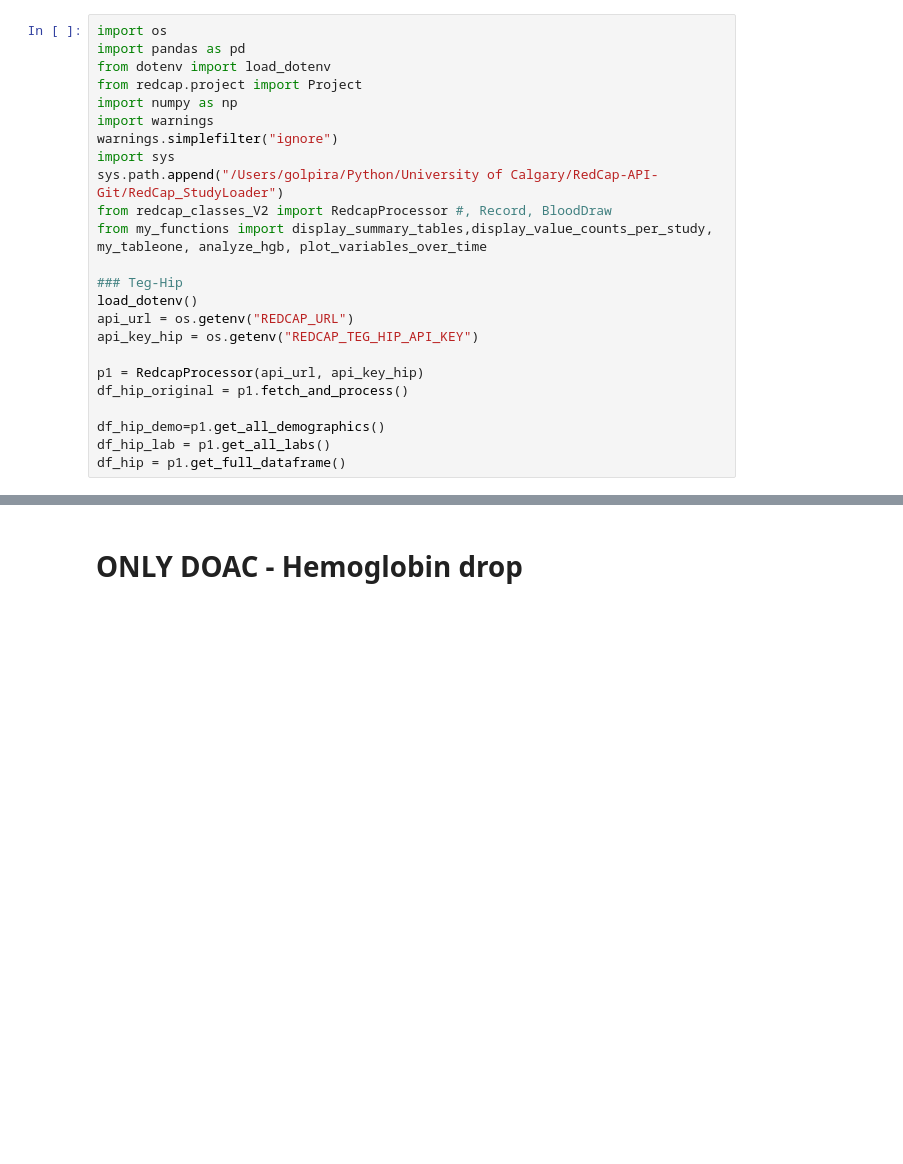
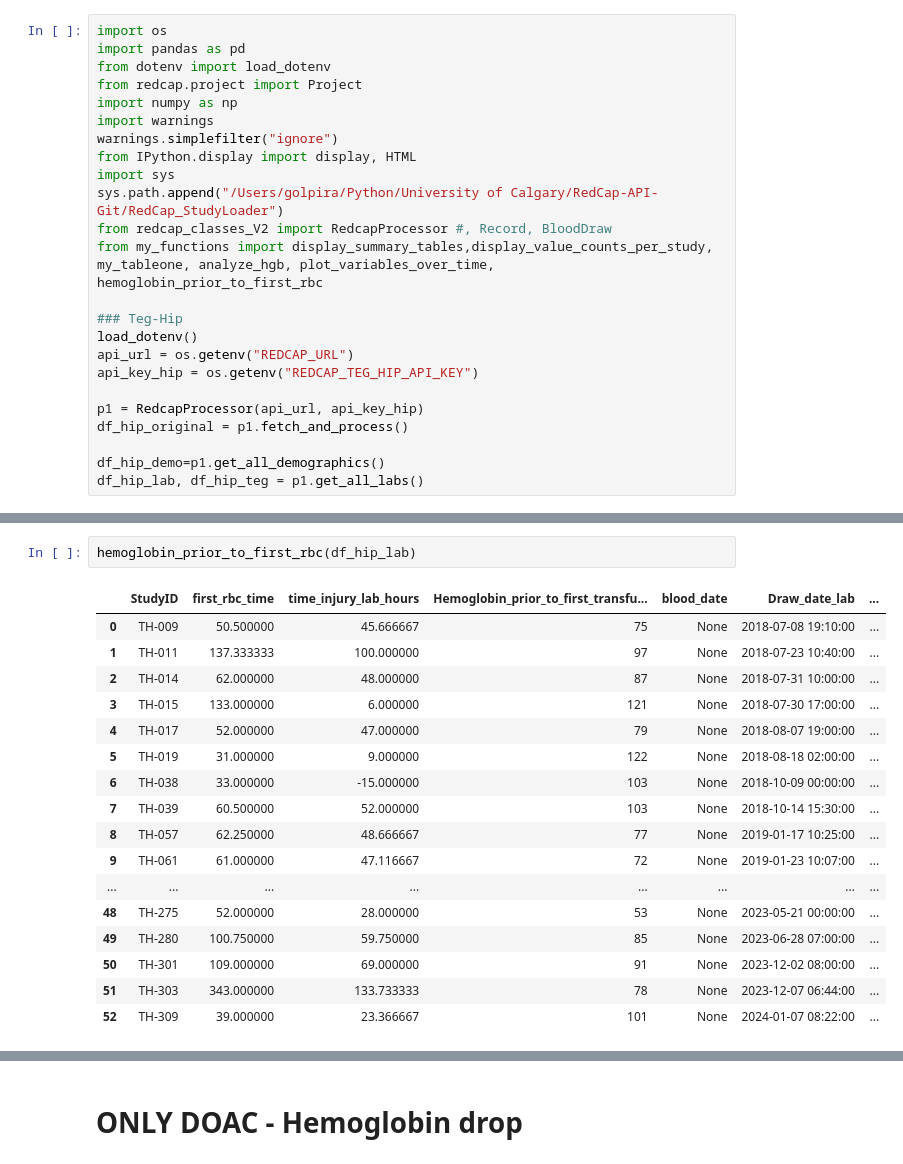
Before and after one commit to golpiraelmi/Classes, a Jupyter notebook: MyLittleProjcet_V2.ipynb, the cells around one changed output, grey strips where cells are left out. Saved outputs shown, nothing was run; the diff lists cells and outputs as text; blank space fills up the shorter version.

```diff
--- a/MyLittleProjcet_V2.ipynb
+++ b/MyLittleProjcet_V2.ipynb
@@ -8,10 +6,11 @@ from redcap.project import Project
 import numpy as np
 import warnings
 warnings.simplefilter("ignore")
+from IPython.display import display, HTML
 import sys
 sys.path.append("/Users/golpira/Python/University of Calgary/RedCap-API-Git/RedCap_StudyLoader")
 from redcap_classes_V2 import RedcapProcessor #, Record, BloodDraw
-from my_functions import display_summary_tables,display_value_counts_per_study, my_tableone, analyze_hgb, plot_variables_over_time
+from my_functions import display_summary_tables,display_value_counts_per_study, my_tableone, analyze_hgb, plot_variables_over_time, hemoglobin_prior_to_first_rbc
 
 ### Teg-Hip
 load_dotenv()
@@ -22,6 +21,5 @@ p1 = RedcapProcessor(api_url, api_key_hip)
 df_hip_original = p1.fetch_and_process()
 
 df_hip_demo=p1.get_all_demographics()
-df_hip_lab = p1.get_all_labs()
-df_hip = p1.get_full_dataframe()
+df_hip_lab, df_hip_teg = p1.get_all_labs()
 # %% [output]
@@ -42,3 +45,23 @@ Records Successfully Built!
+# %%
+hemoglobin_prior_to_first_rbc(df_hip_lab)
+# %% [output]
+|  | StudyID | first_rbc_time | time_injury_lab_hours | Hemoglobin_prior_to_first_transfu... | blood_date | Draw_date_lab | ... |
+| 0 | TH-009 | 50.500000 | 45.666667 | 75 | None | 2018-07-08 19:10:00 | ... |
+| 1 | TH-011 | 137.333333 | 100.000000 | 97 | None | 2018-07-23 10:40:00 | ... |
+| 2 | TH-014 | 62.000000 | 48.000000 | 87 | None | 2018-07-31 10:00:00 | ... |
+| 3 | TH-015 | 133.000000 | 6.000000 | 121 | None | 2018-07-30 17:00:00 | ... |
+| 4 | TH-017 | 52.000000 | 47.000000 | 79 | None | 2018-08-07 19:00:00 | ... |
+| 5 | TH-019 | 31.000000 | 9.000000 | 122 | None | 2018-08-18 02:00:00 | ... |
+| 6 | TH-038 | 33.000000 | -15.000000 | 103 | None | 2018-10-09 00:00:00 | ... |
+| 7 | TH-039 | 60.500000 | 52.000000 | 103 | None | 2018-10-14 15:30:00 | ... |
+| 8 | TH-057 | 62.250000 | 48.666667 | 77 | None | 2019-01-17 10:25:00 | ... |
+| 9 | TH-061 | 61.000000 | 47.116667 | 72 | None | 2019-01-23 10:07:00 | ... |
+| ... | ... | ... | ... | ... | ... | ... | ... |
+| 48 | TH-275 | 52.000000 | 28.000000 | 53 | None | 2023-05-21 00:00:00 | ... |
+| 49 | TH-280 | 100.750000 | 59.750000 | 85 | None | 2023-06-28 07:00:00 | ... |
+| 50 | TH-301 | 109.000000 | 69.000000 | 91 | None | 2023-12-02 08:00:00 | ... |
+| 51 | TH-303 | 343.000000 | 133.733333 | 78 | None | 2023-12-07 06:44:00 | ... |
+| 52 | TH-309 | 39.000000 | 23.366667 | 101 | None | 2024-01-07 08:22:00 | ... |
 # %%
 import os
 import pandas as pd
```
Also changed, not shown: parts of 60 cells of this notebook, 2 other files.
